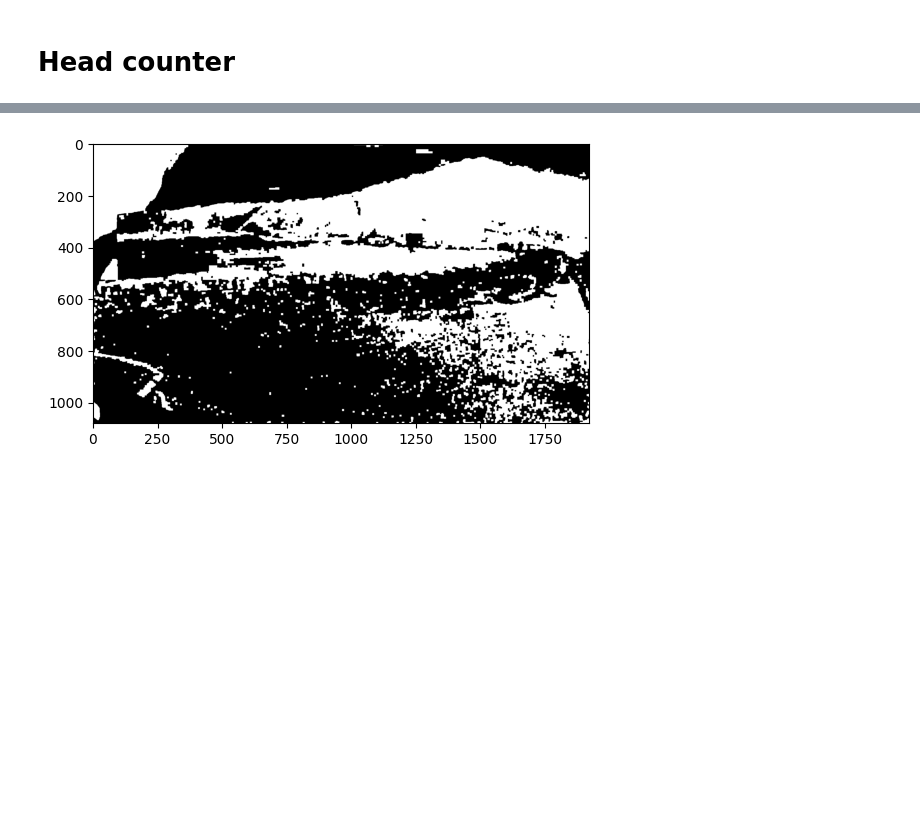
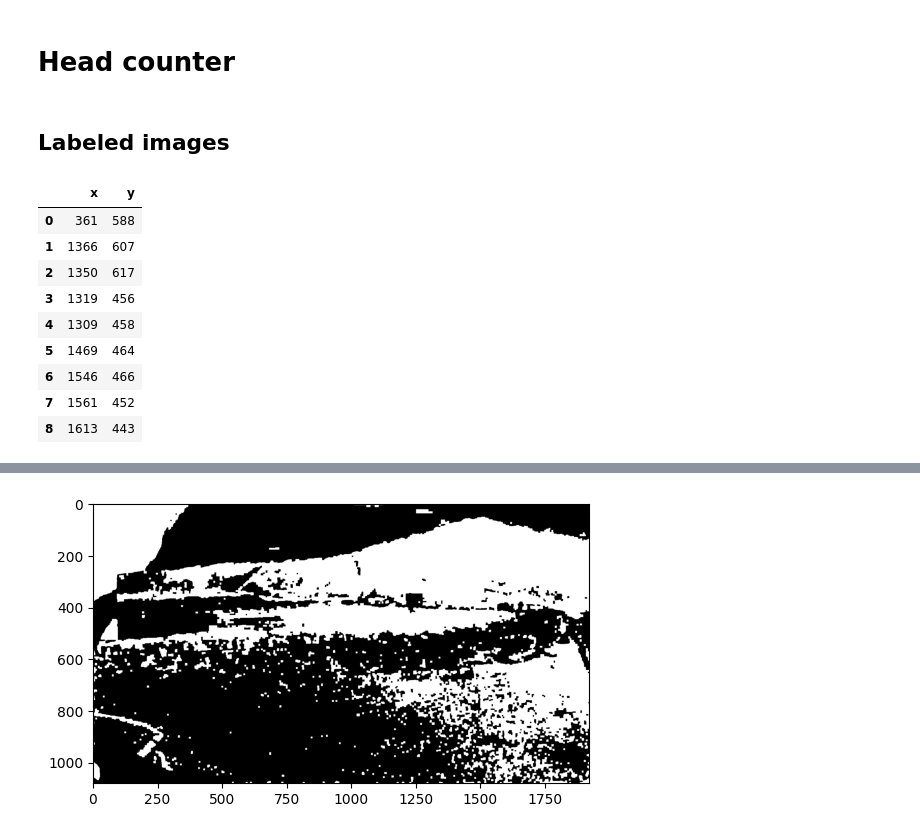
Before and after one commit to CristianComellas21/Head_counter, a Jupyter notebook: head_counter.ipynb, the cells around one changed output, grey strips where cells are left out. Cells and saved outputs as stored; diff of their text form; code cells hidden in the pictures; blank space fills up the shorter version.

```diff
--- a/head_counter.ipynb
+++ b/head_counter.ipynb
@@ -11,0 +13,2 @@ import numpy as np
+# %% [markdown]
+## Labeled images
@@ -11,0 +35,13 @@ import numpy as np
+# %%
+images_info[0]["annotation"]
+# %% [output]
+|  | x | y |
+| 0 | 361 | 588 |
+| 1 | 1366 | 607 |
+| 2 | 1350 | 617 |
+| 3 | 1319 | 456 |
+| 4 | 1309 | 458 |
+| 5 | 1469 | 464 |
+| 6 | 1546 | 466 |
+| 7 | 1561 | 452 |
+| 8 | 1613 | 443 |
```
Also changed, not shown: parts of 5 cells of this notebook.
